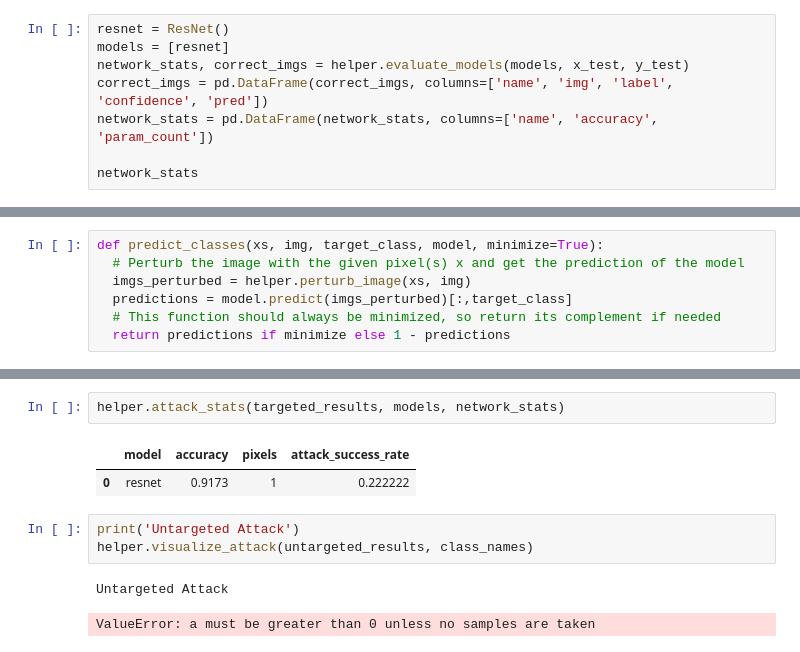
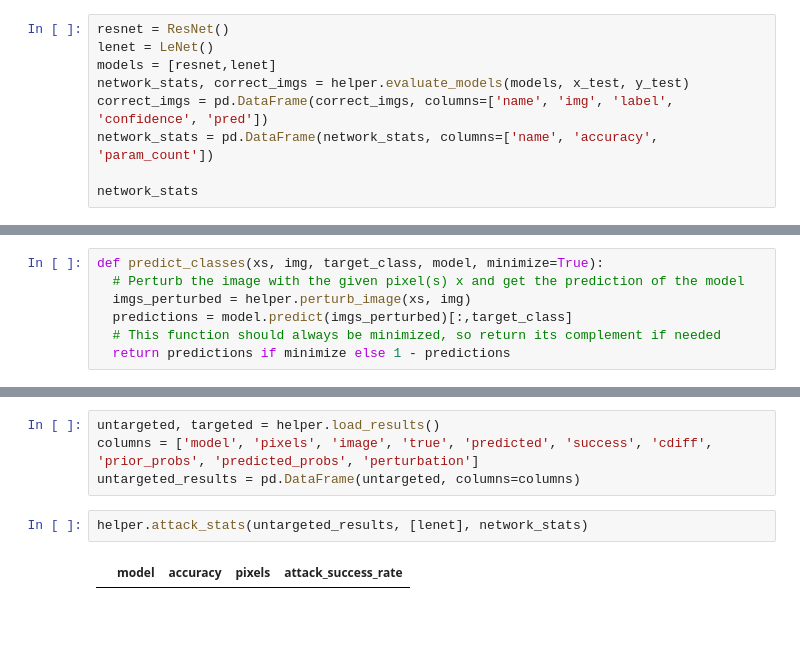
Before and after one commit to VictorAJM/onePixelAttack, a Jupyter notebook: onePixelAttack.ipynb, the cells around one changed output, grey strips where cells are left out. Cells and saved outputs as stored; diff of their text form; blank space fills up the shorter version.

```diff
--- a/onePixelAttack.ipynb
+++ b/onePixelAttack.ipynb
@@ -41,7 +41,8 @@ helper.plot_image(image_perturbed)
 [figure]
 # %%
 resnet = ResNet()
-models = [resnet]
+lenet = LeNet()
+models = [resnet,lenet]
 network_stats, correct_imgs = helper.evaluate_models(models, x_test, y_test)
 correct_imgs = pd.DataFrame(correct_imgs, columns=['name', 'img', 'label', 'confidence', 'pred'])
 network_stats = pd.DataFrame(network_stats, columns=['name', 'accuracy', 'param_count'])
@@ -382,11 +190,8 @@ helper.attack_stats(untargeted_results, models, network_stats)
+# %%
+untargeted, targeted = helper.load_results()
+columns = ['model', 'pixels', 'image', 'true', 'predicted', 'success', 'cdiff', 'prior_probs', 'predicted_probs', 'perturbation']
+untargeted_results = pd.DataFrame(untargeted, columns=columns)
 # %%
-helper.attack_stats(targeted_results, models, network_stats)
+helper.attack_stats(untargeted_results, [lenet], network_stats)
 # %% [output]
 |  | model | accuracy | pixels | attack_success_rate |
-| 0 | resnet | 0.9173 | 1 | 0.222222 |
-# %%
-print('Untargeted Attack')
-helper.visualize_attack(untargeted_results, class_names)
-# %% [output]
-Untargeted Attack
-ValueError: a must be greater than 0 unless no samples are taken
```
Also changed, not shown: parts of 14 cells of this notebook, 3 other files.
